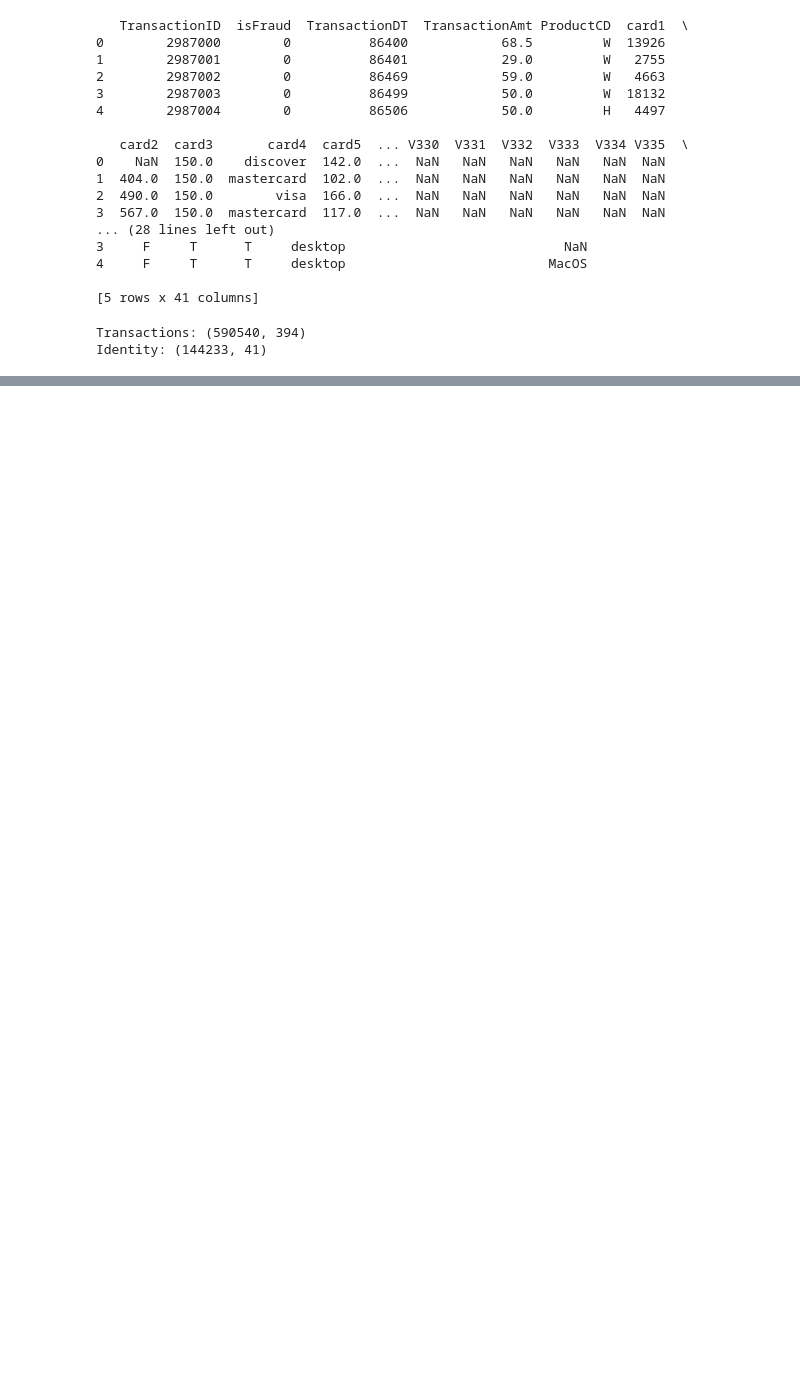
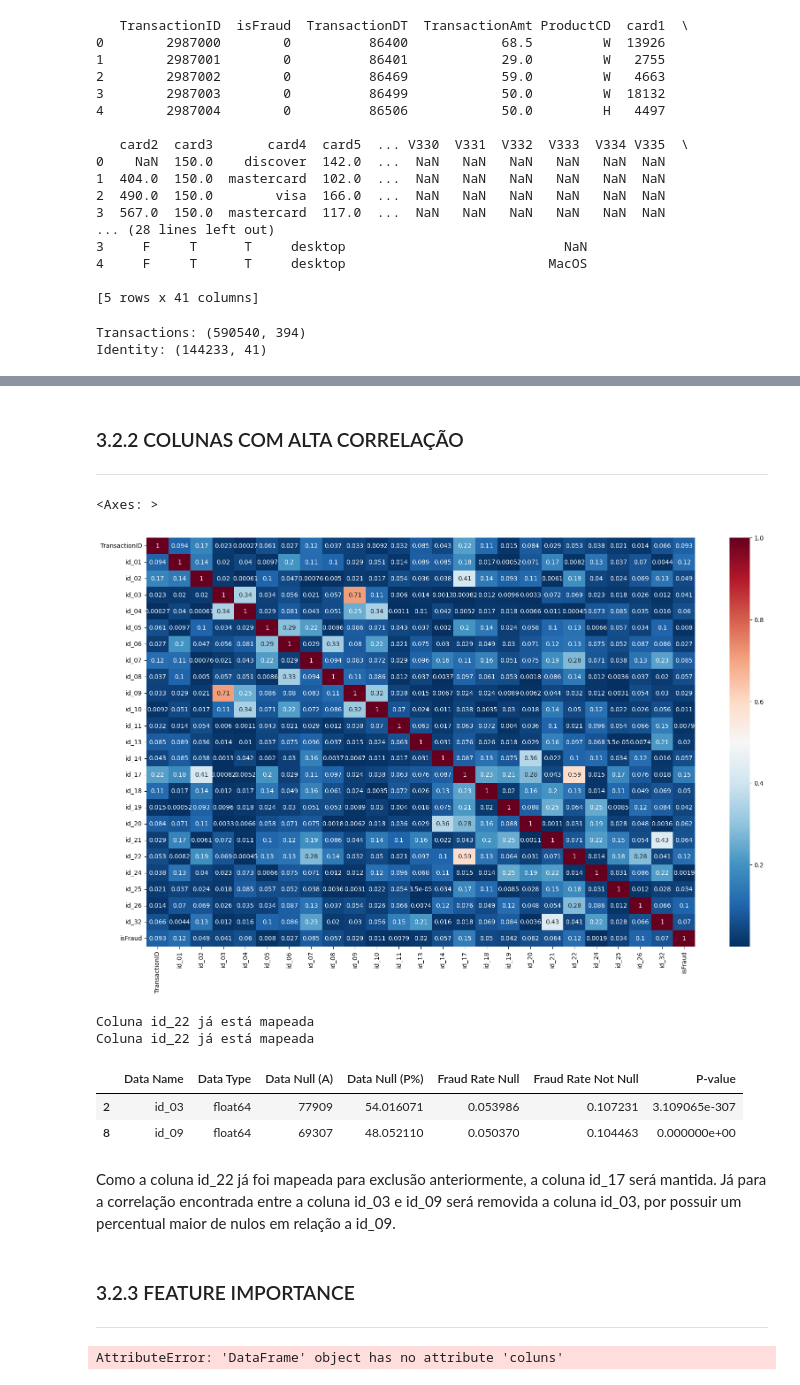
Before and after one commit to MatSchualtz/Anomaly_Detection_4BankFraud, a Jupyter notebook: notebooks/01_exploration.ipynb, the cells around one changed output, grey strips where cells are left out. Saved outputs shown, nothing was run; the diff lists cells and outputs as text; code cells hidden in the pictures; blank space fills up the shorter version.

```diff
--- a/notebooks/01_exploration.ipynb
+++ b/notebooks/01_exploration.ipynb
@@ -90,0 +92,3 @@ df_id_summary[df_id_summary['Data Null (P%)'] < 80]
+# %%
+target = df_trans[['TransactionID','isFraud']]
+df_id = df_id.merge(target, how='left', on='TransactionID')
@@ -90,0 +119,28 @@ df_id_summary[df_id_summary['Data Null (P%)'] < 80]
+# %% [markdown]
+### 3.2.2 COLUNAS COM ALTA CORRELAÇÃO
+***
+# %%
+corr_matrix = df_id.corr(numeric_only=True).abs()
+high_corr = [(i,j) for i in corr_matrix.columns for j in corr_matrix.columns
+             if i != j and corr_matrix.loc[i,j] > 0.5]
+plt.figure(figsize=(20,12))
+sns.heatmap(corr_matrix, annot=True,fmt='.2g',cmap='RdBu_r')
+# %% [output]
+<Axes: >
+[figure, added]
+# %%
+for tupla in high_corr:
+    for value in tupla:
+        if value in DROP_COLUMNS:
+            print(f'Coluna {value} já está mapeada')
+# %% [output]
+Coluna id_22 já está mapeada
+Coluna id_22 já está mapeada
+# %%
+df_id_analysis[df_id_analysis['Data Name'].isin(('id_03', 'id_09'))]
+# %% [output]
+|  | Data Name | Data Type | Data Null (A) | Data Null (P%) | Fraud Rate Null | Fraud Rate Not Null | P-value |
+| 2 | id_03 | float64 | 77909 | 54.016071 | 0.053986 | 0.107231 | 3.109065e-307 |
+| 8 | id_09 | float64 | 69307 | 48.052110 | 0.050370 | 0.104463 | 0.000000e+00 |
+# %% [markdown]
+Como a coluna id_22 já foi mapeada para exclusão anteriormente, a coluna id_17 será mantida. Já para a correlação encontrada entre a coluna id_03 e id_09 será removida a coluna id_03, por possuir um percentual maior de nulos em relação a id_09.
@@ -90,0 +149,7 @@ df_id_summary[df_id_summary['Data Null (P%)'] < 80]
+# %% [markdown]
+### 3.2.3 FEATURE IMPORTANCE
+***
+# %%
+X.select_dtypes(include='object').
+# %% [output]
+AttributeError: 'DataFrame' object has no attribute 'coluns'
```
Also changed, not shown: parts of 17 cells of this notebook, 1 other file.
